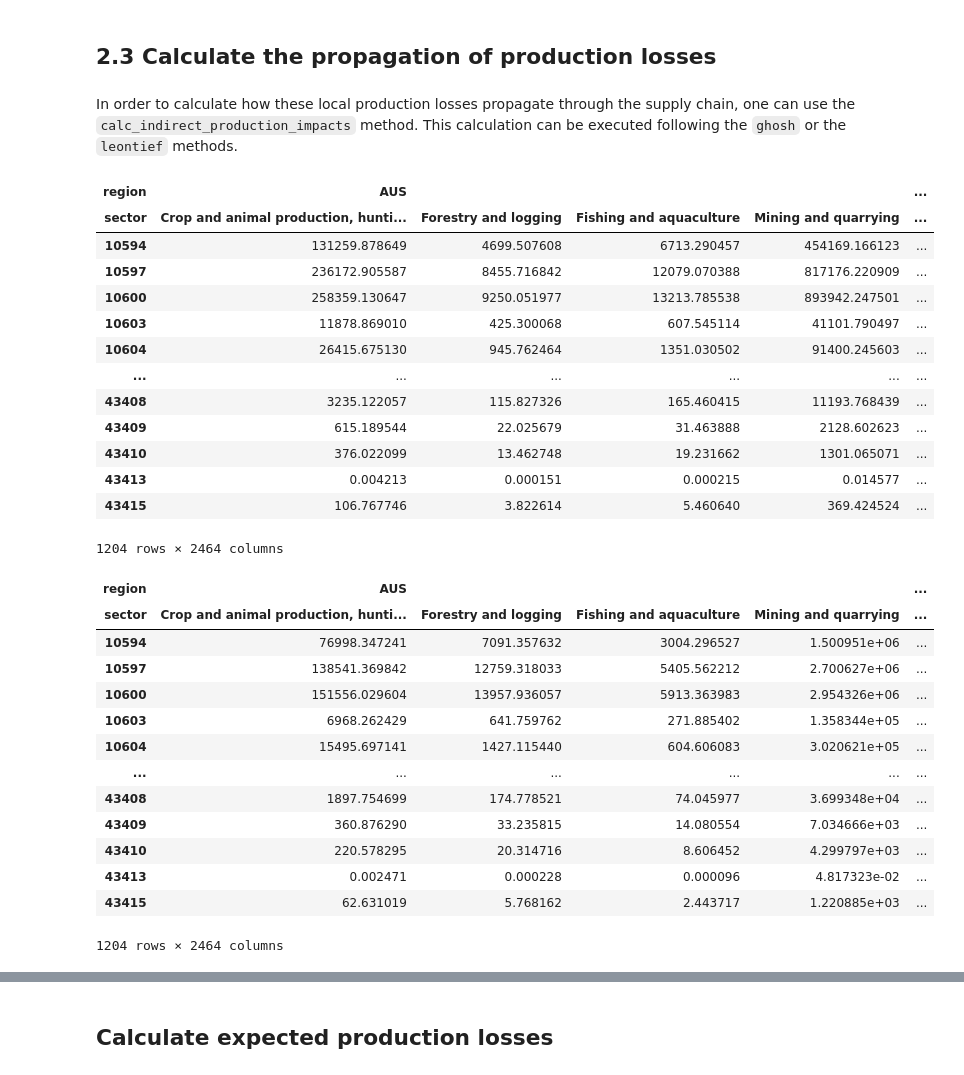
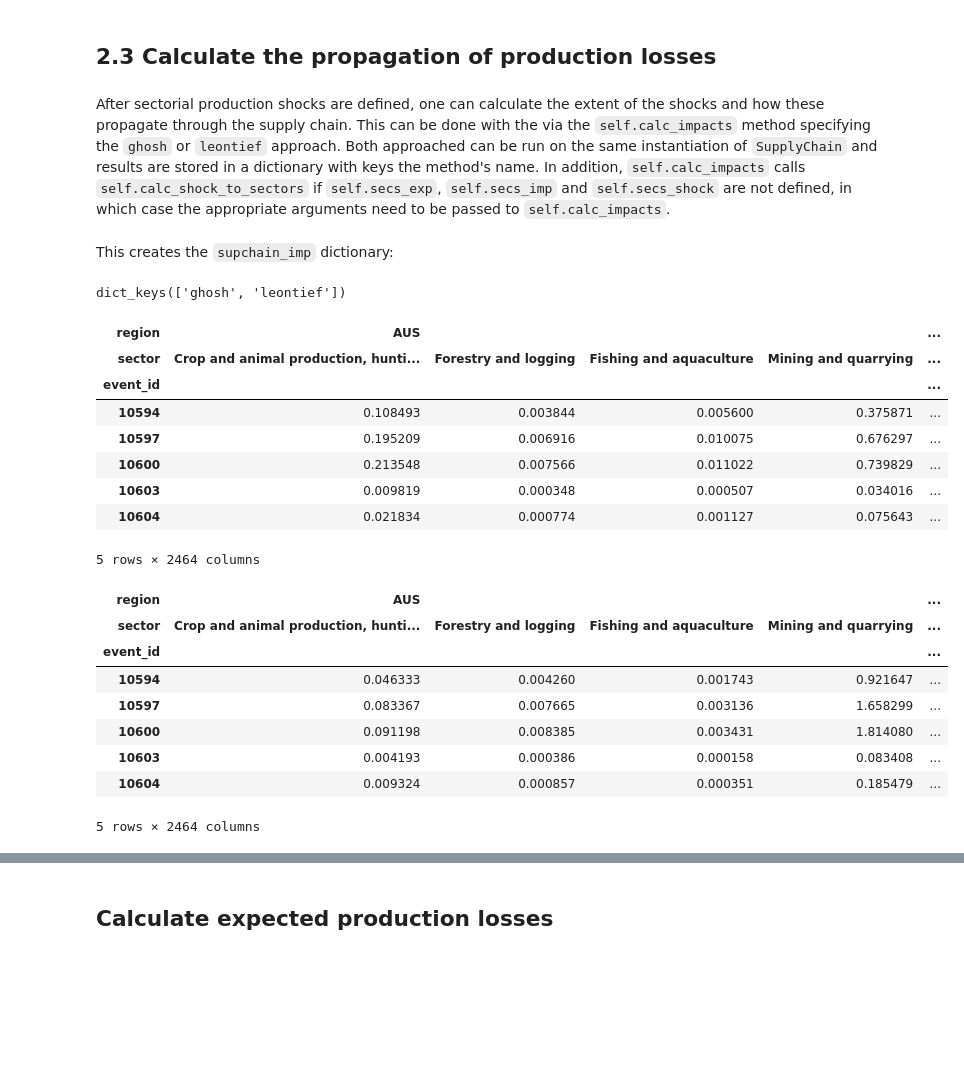
Before and after one commit to CLIMADA-project/climada_petals, a Jupyter notebook: doc/tutorial/climada_engine_SupplyChain.ipynb, the cells around one changed output, grey strips where cells are left out. Cells and saved outputs as stored; diff of their text form; code cells hidden in the pictures; blank space fills up the shorter version.

```diff
--- a/doc/tutorial/climada_engine_SupplyChain.ipynb
+++ b/doc/tutorial/climada_engine_SupplyChain.ipynb
@@ -247,8 +247,8 @@ supchain.secs_shock.loc[:, ('USA', impacted_secs)].head()
 Although the default values for the shock factors are "true" only in the (uncommon) case in which CLIMADA's direct impacts already express production losses, a proper assignment of these factors require extensive expert knowledge on how a sector's production responds to the sector's stock losses. Therefore, it is recommended to change these values only when detailed knowledge about the relationship between stock and production losses is available.
 # %% [markdown]
 ## 2.3 Calculate the propagation of production losses
-# %% [markdown]
-In order to calculate how these local production losses propagate through the supply chain, one can use the `calc_indirect_production_impacts` method. This calculation can be executed following the `ghosh` or the `leontief` methods.
+# %% [markdown]
+After sectorial production shocks are defined, one can calculate the extent of the shocks and how these propagate through the supply chain. This can be done with the via the `self.calc_impacts` method specifying the `ghosh` or `leontief` approach. Both approached can be run on the same instantiation of `SupplyChain` and results are stored in a dictionary with keys the method's name. In addition, `self.calc_impacts` calls `self.calc_shock_to_sectors` if `self.secs_exp`, `self.secs_imp` and `self.secs_shock` are not defined, in which case the appropriate arguments need to be passed to `self.calc_impacts`.
 # %%
 supchain.calc_impacts(io_approach='ghosh')
 supchain.calc_impacts(io_approach='leontief')
@@ -256,34 +255,30 @@ supchain.calc_impacts(io_approach='eeioa')
+# %% [markdown]
+This creates the `supchain_imp` dictionary:
+# %%
+supchain.supchain_imp.keys()
+# %% [output]
+dict_keys(['ghosh', 'leontief'])
 # %%
-supchain.supchain_imp['ghosh']
+supchain.supchain_imp['ghosh'].head()
 # %% [output]
 | region | AUS |  |  |  | ... |
 | sector | Crop and animal production, hunti... | Forestry and logging | Fishing and aquaculture | Mining and quarrying | ... |
-| 10594 | 131259.878649 | 4699.507608 | 6713.290457 | 454169.166123 | ... |
-| 10597 | 236172.905587 | 8455.716842 | 12079.070388 | 817176.220909 | ... |
-| 10600 | 258359.130647 | 9250.051977 | 13213.785538 | 893942.247501 | ... |
-| 10603 | 11878.869010 | 425.300068 | 607.545114 | 41101.790497 | ... |
-| 10604 | 26415.675130 | 945.762464 | 1351.030502 | 91400.245603 | ... |
-| ... | ... | ... | ... | ... | ... |
-| 43408 | 3235.122057 | 115.827326 | 165.460415 | 11193.768439 | ... |
-| 43409 | 615.189544 | 22.025679 | 31.463888 | 2128.602623 | ... |
-| 43410 | 376.022099 | 13.462748 | 19.231662 | 1301.065071 | ... |
-| 43413 | 0.004213 | 0.000151 | 0.000215 | 0.014577 | ... |
-| 43415 | 106.767746 | 3.822614 | 5.460640 | 369.424524 | ... |
+| event_id |  |  |  |  | ... |
+| 10594 | 0.108493 | 0.003844 | 0.005600 | 0.375871 | ... |
+| 10597 | 0.195209 | 0.006916 | 0.010075 | 0.676297 | ... |
+| 10600 | 0.213548 | 0.007566 | 0.011022 | 0.739829 | ... |
+| 10603 | 0.009819 | 0.000348 | 0.000507 | 0.034016 | ... |
+| 10604 | 0.021834 | 0.000774 | 0.001127 | 0.075643 | ... |
-1204 rows × 2464 columns
+5 rows × 2464 columns
 # %%
-supchain.supchain_imp['leontief']
+supchain.supchain_imp['leontief'].head()
 # %% [output]
 | region | AUS |  |  |  | ... |
 | sector | Crop and animal production, hunti... | Forestry and logging | Fishing and aquaculture | Mining and quarrying | ... |
-| 10594 | 76998.347241 | 7091.357632 | 3004.296527 | 1.500951e+06 | ... |
-| 10597 | 138541.369842 | 12759.318033 | 5405.562212 | 2.700627e+06 | ... |
-| 10600 | 151556.029604 | 13957.936057 | 5913.363983 | 2.954326e+06 | ... |
-| 10603 | 6968.262429 | 641.759762 | 271.885402 | 1.358344e+05 | ... |
-| 10604 | 15495.697141 | 1427.115440 | 604.606083 | 3.020621e+05 | ... |
-| ... | ... | ... | ... | ... | ... |
-| 43408 | 1897.754699 | 174.778521 | 74.045977 | 3.699348e+04 | ... |
-| 43409 | 360.876290 | 33.235815 | 14.080554 | 7.034666e+03 | ... |
-| 43410 | 220.578295 | 20.314716 | 8.606452 | 4.299797e+03 | ... |
-| 43413 | 0.002471 | 0.000228 | 0.000096 | 4.817323e-02 | ... |
-| 43415 | 62.631019 | 5.768162 | 2.443717 | 1.220885e+03 | ... |
+| event_id |  |  |  |  | ... |
+| 10594 | 0.046333 | 0.004260 | 0.001743 | 0.921647 | ... |
+| 10597 | 0.083367 | 0.007665 | 0.003136 | 1.658299 | ... |
+| 10600 | 0.091198 | 0.008385 | 0.003431 | 1.814080 | ... |
+| 10603 | 0.004193 | 0.000386 | 0.000158 | 0.083408 | ... |
+| 10604 | 0.009324 | 0.000857 | 0.000351 | 0.185479 | ... |
-1204 rows × 2464 columns
+5 rows × 2464 columns
```
Also changed, not shown: parts of 15 cells of this notebook.
